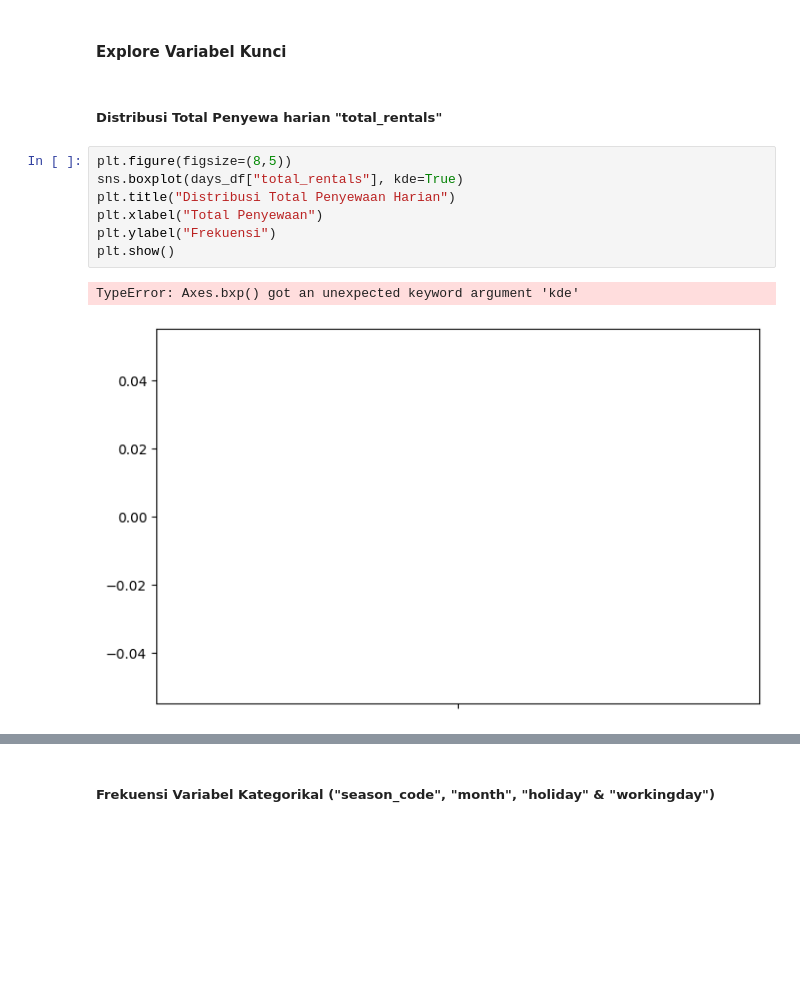
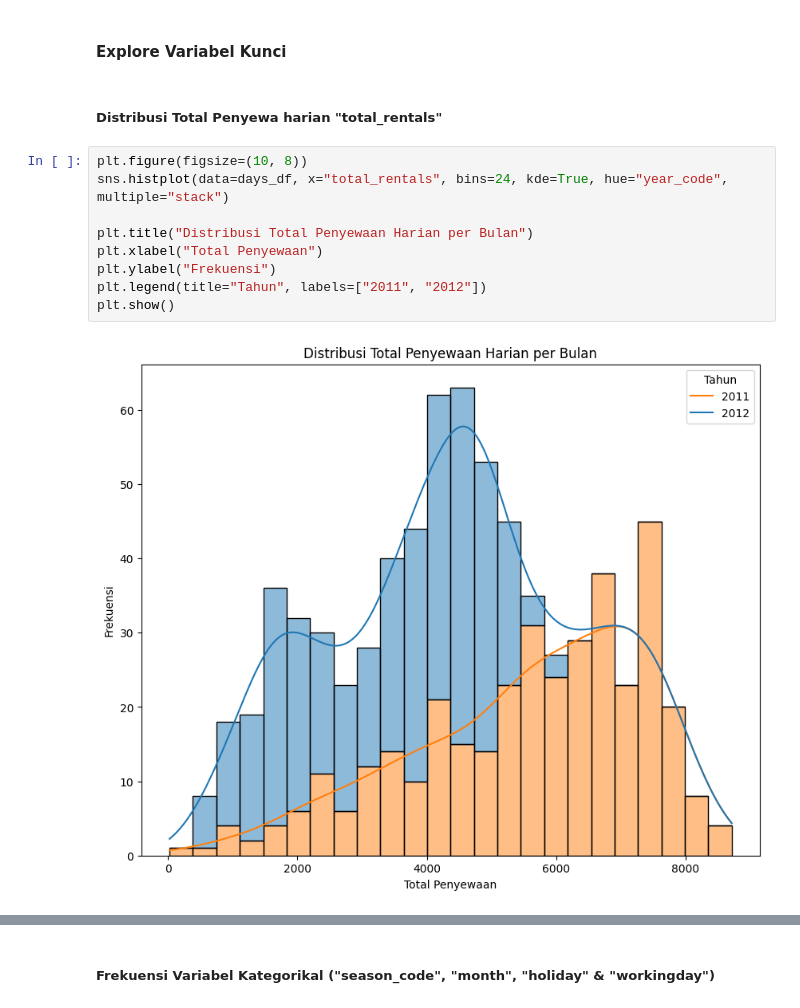
Before and after one commit to Fxf28/projek-analisis-data-1, a Jupyter notebook: notebook.ipynb, the cells around one changed output, grey strips where cells are left out. Saved outputs shown, nothing was run; the diff lists cells and outputs as text; blank space fills up the shorter version.

```diff
--- a/notebook.ipynb
+++ b/notebook.ipynb
@@ -1055,15 +1055,16 @@ days_df.describe(include="all")
 | std | 211.165812 | NaN | NaN | NaN | NaN | NaN | NaN | NaN | ... |
 # %% [markdown]
 <h4>Explore Variabel Kunci</h4>
-# %% [markdown]
-<h5>Distribusi Total Penyewa harian "total_rentals"</h5>
+# %% [markdown]
+<h5>Distribusi Total Penyewa harian "total_rentals"</h5>
 # %%
-plt.figure(figsize=(8,5))
-sns.boxplot(days_df["total_rentals"], kde=True)
-plt.title("Distribusi Total Penyewaan Harian")
+plt.figure(figsize=(10, 8))
+sns.histplot(data=days_df, x="total_rentals", bins=24, kde=True, hue="year_code", multiple="stack")
+
+plt.title("Distribusi Total Penyewaan Harian per Bulan")
 plt.xlabel("Total Penyewaan")
 plt.ylabel("Frekuensi")
+plt.legend(title="Tahun", labels=["2011", "2012"])
 plt.show()
 # %% [output]
-TypeError: Axes.bxp() got an unexpected keyword argument 'kde'
-[figure, old version]
+[figure, new version]
```
Also changed, not shown: parts of 29 cells of this notebook, 2 other files.
